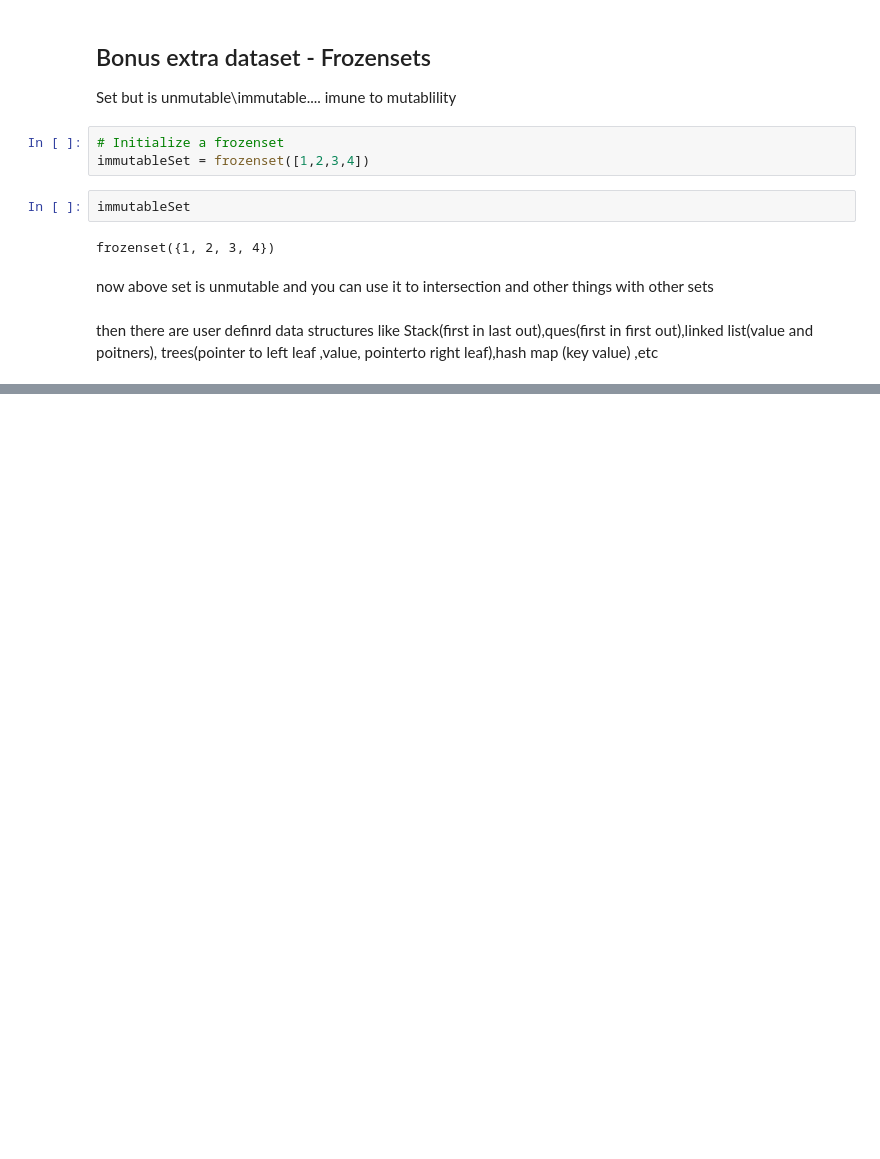
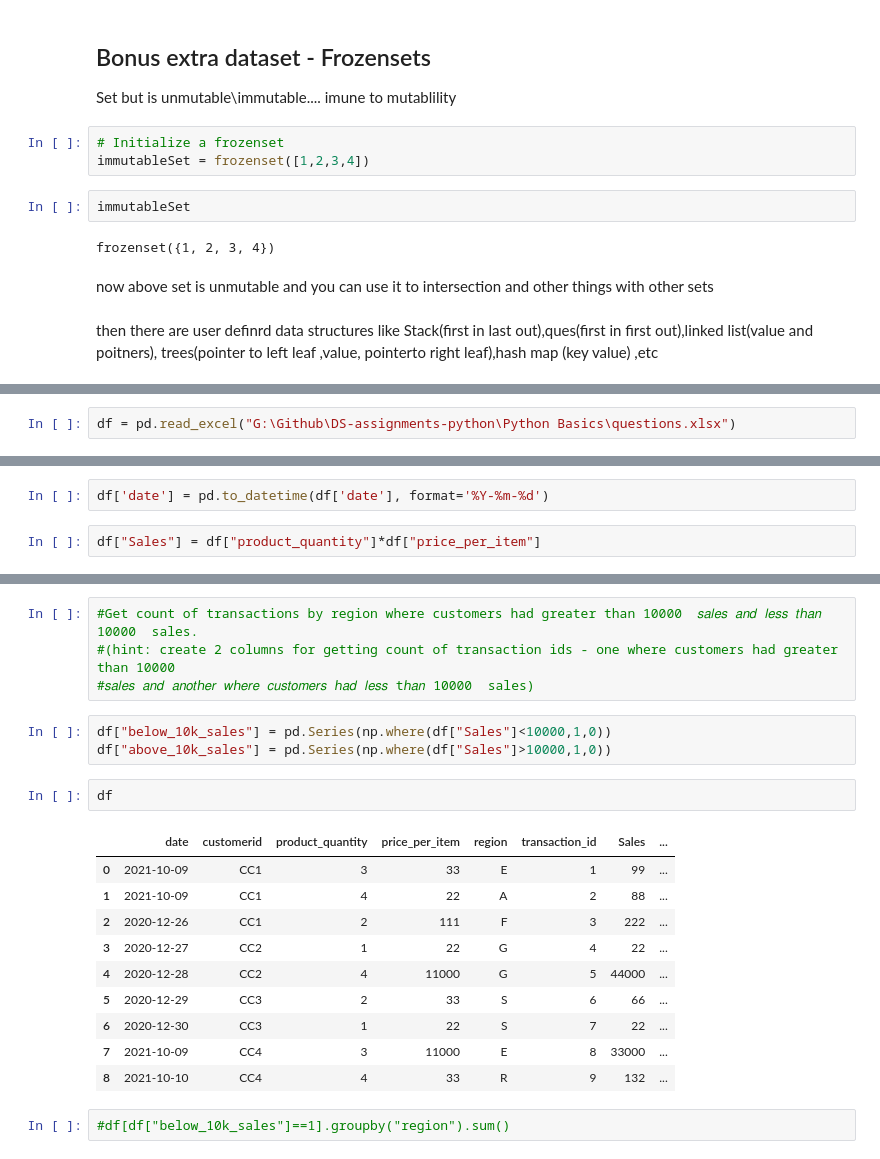
Before and after one commit to Smit131/DS-assignments-python, a Jupyter notebook: Python Basics/SomeBasicThings.ipynb, the cells around one changed output, grey strips where cells are left out. Drawn from its saved outputs; the diff is of its cells as text; blank space fills up the shorter version.

```diff
--- a/Python Basics/SomeBasicThings.ipynb
+++ b/Python Basics/SomeBasicThings.ipynb
@@ -322,0 +343,2 @@ then there are user definrd data structures like Stack(first in last out),ques(f
+# %%
+df = pd.read_excel("G:\Github\DS-assignments-python\Python Basics\questions.xlsx")
@@ -322,0 +395,4 @@ then there are user definrd data structures like Stack(first in last out),ques(f
+# %%
+df['date'] = pd.to_datetime(df['date'], format='%Y-%m-%d')
+# %%
+df["Sales"] = df["product_quantity"]*df["price_per_item"]
@@ -322,0 +429,22 @@ then there are user definrd data structures like Stack(first in last out),ques(f
+# %%
+#Get count of transactions by region where customers had greater than 10000  𝑠𝑎𝑙𝑒𝑠 𝑎𝑛𝑑 𝑙𝑒𝑠𝑠 𝑡ℎ𝑎𝑛 10000  sales.
+#(hint: create 2 columns for getting count of transaction ids - one where customers had greater than 10000
+#𝑠𝑎𝑙𝑒𝑠 𝑎𝑛𝑑 𝑎𝑛𝑜𝑡ℎ𝑒𝑟 𝑤ℎ𝑒𝑟𝑒 𝑐𝑢𝑠𝑡𝑜𝑚𝑒𝑟𝑠 ℎ𝑎𝑑 𝑙𝑒𝑠𝑠 tℎ𝑎𝑛 10000  sales)
+# %%
+df["below_10k_sales"] = pd.Series(np.where(df["Sales"]<10000,1,0))
+df["above_10k_sales"] = pd.Series(np.where(df["Sales"]>10000,1,0))
+# %%
+df
+# %% [output]
+|  | date | customerid | product_quantity | price_per_item | region | transaction_id | Sales | ... |
+| 0 | 2021-10-09 | CC1 | 3 | 33 | E | 1 | 99 | ... |
+| 1 | 2021-10-09 | CC1 | 4 | 22 | A | 2 | 88 | ... |
+| 2 | 2020-12-26 | CC1 | 2 | 111 | F | 3 | 222 | ... |
+| 3 | 2020-12-27 | CC2 | 1 | 22 | G | 4 | 22 | ... |
+| 4 | 2020-12-28 | CC2 | 4 | 11000 | G | 5 | 44000 | ... |
+| 5 | 2020-12-29 | CC3 | 2 | 33 | S | 6 | 66 | ... |
+| 6 | 2020-12-30 | CC3 | 1 | 22 | S | 7 | 22 | ... |
+| 7 | 2021-10-09 | CC4 | 3 | 11000 | E | 8 | 33000 | ... |
+| 8 | 2021-10-10 | CC4 | 4 | 33 | R | 9 | 132 | ... |
+# %%
+#df[df["below_10k_sales"]==1].groupby("region").sum()
```
Also changed, not shown: parts of 14 cells of this notebook, 1 other file.
